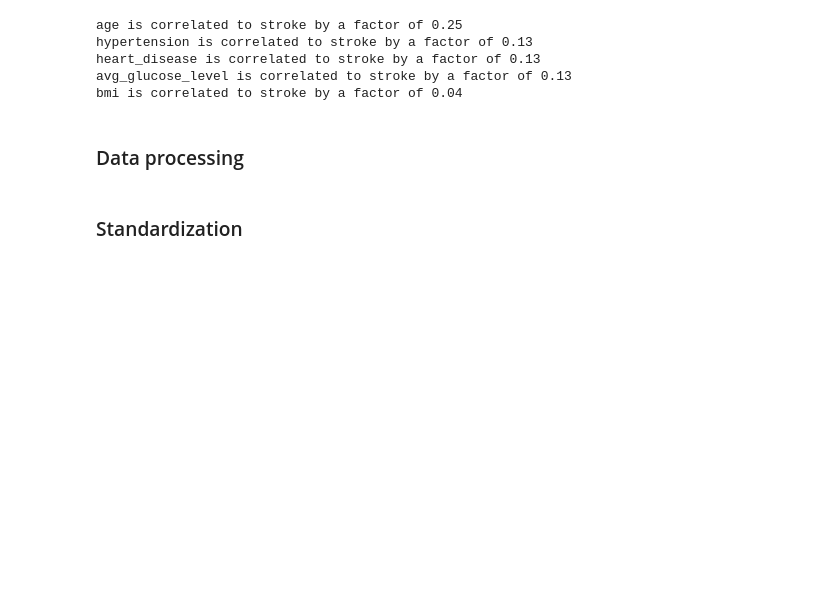
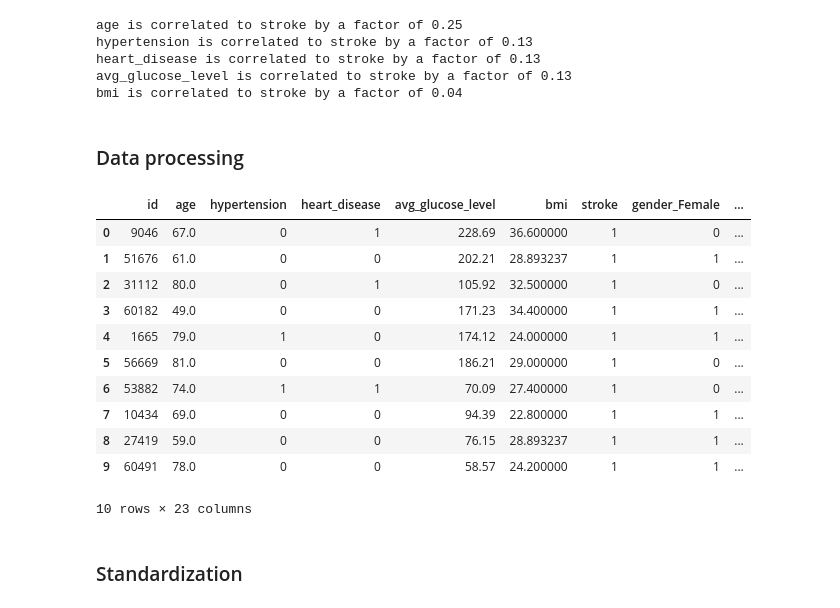
Before and after one commit to meng-86/Project-4, a Jupyter notebook: model_2.ipynb, the cells around one changed output. Drawn from its saved outputs; the diff is of its cells as text; code cells hidden in the pictures; blank space fills up the shorter version.

```diff
--- a/model_2.ipynb
+++ b/model_2.ipynb
@@ -129,6 +129,21 @@ avg_glucose_level is correlated to stroke by a factor of 0.13
 bmi is correlated to stroke by a factor of 0.04
 # %% [markdown]
 ### Data processing
+# %%
+df.head(10)
+# %% [output]
+|  | id | age | hypertension | heart_disease | avg_glucose_level | bmi | stroke | gender_Female | ... |
+| 0 | 9046 | 67.0 | 0 | 1 | 228.69 | 36.600000 | 1 | 0 | ... |
+| 1 | 51676 | 61.0 | 0 | 0 | 202.21 | 28.893237 | 1 | 1 | ... |
+| 2 | 31112 | 80.0 | 0 | 1 | 105.92 | 32.500000 | 1 | 0 | ... |
+| 3 | 60182 | 49.0 | 0 | 0 | 171.23 | 34.400000 | 1 | 1 | ... |
+| 4 | 1665 | 79.0 | 1 | 0 | 174.12 | 24.000000 | 1 | 1 | ... |
+| 5 | 56669 | 81.0 | 0 | 0 | 186.21 | 29.000000 | 1 | 0 | ... |
+| 6 | 53882 | 74.0 | 1 | 1 | 70.09 | 27.400000 | 1 | 0 | ... |
+| 7 | 10434 | 69.0 | 0 | 0 | 94.39 | 22.800000 | 1 | 1 | ... |
+| 8 | 27419 | 59.0 | 0 | 0 | 76.15 | 28.893237 | 1 | 1 | ... |
+| 9 | 60491 | 78.0 | 0 | 0 | 58.57 | 24.200000 | 1 | 1 | ... |
+10 rows × 23 columns
 # %%
 from sklearn.preprocessing import OneHotEncoder
 from sklearn.compose import ColumnTransformer
```
Also changed, not shown: parts of 4 cells of this notebook.
